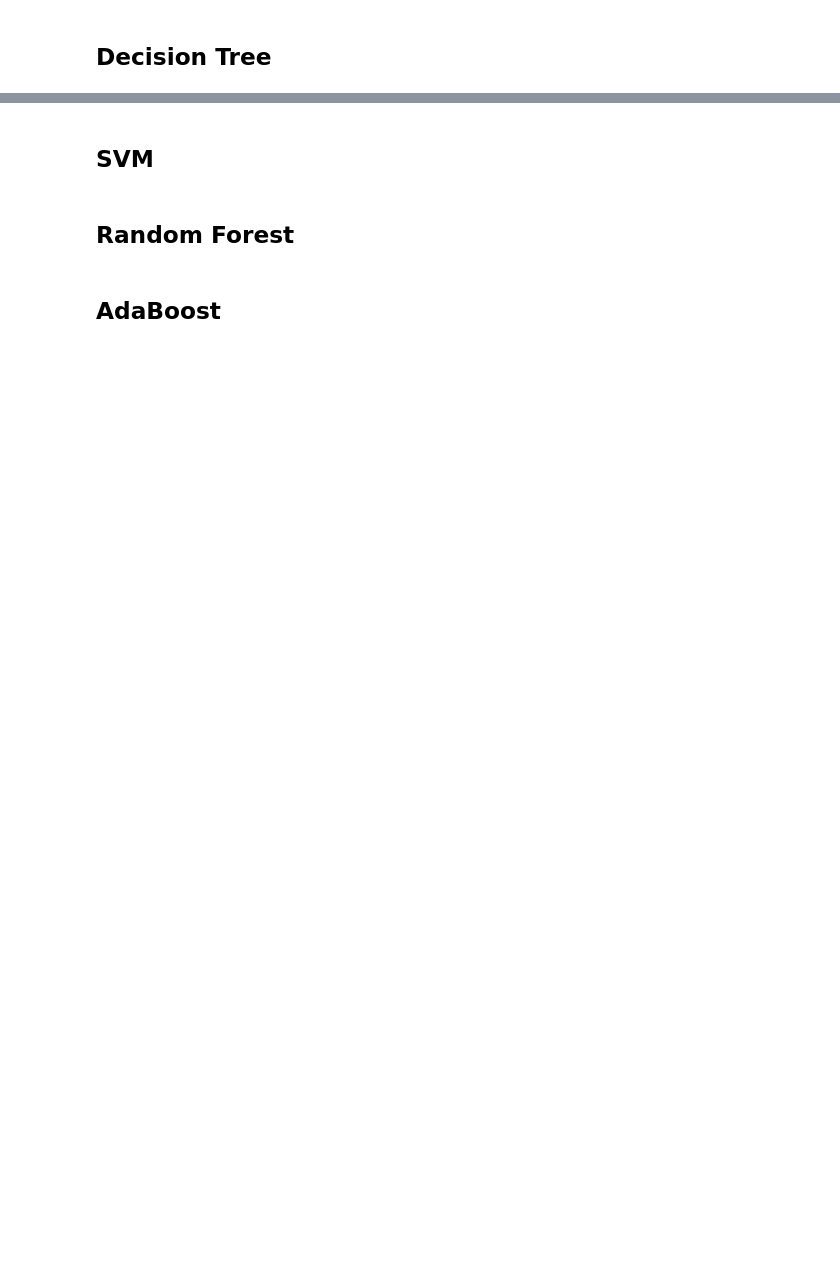
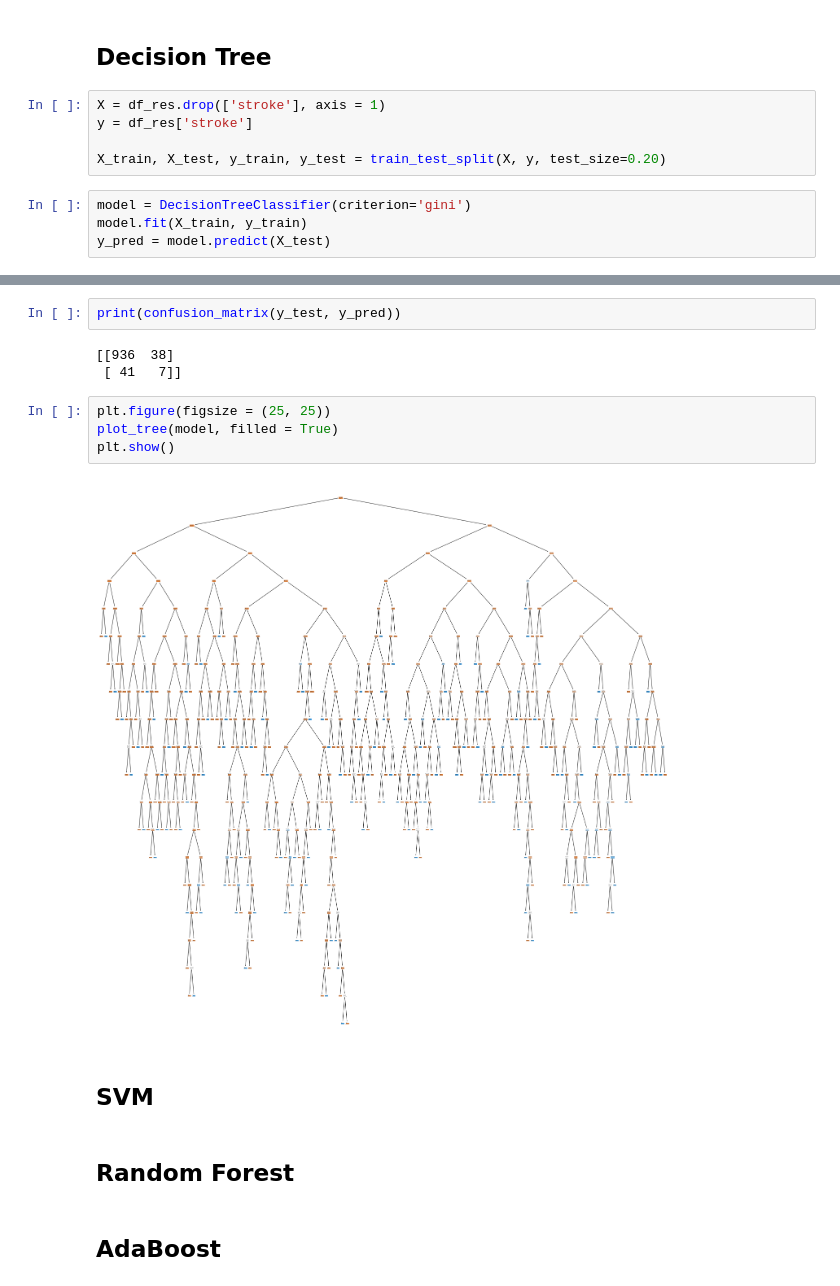
Before and after one commit to NKorzhik/Labs_AD, a Jupyter notebook: Laba2.ipynb, the cells around one changed output, grey strips where cells are left out. Saved outputs shown, nothing was run; the diff lists cells and outputs as text; blank space fills up the shorter version.

Commit message:
Upgrade lab2 Decision Tree

```diff
--- a/Laba2.ipynb
+++ b/Laba2.ipynb
@@ -285,2 +287,11 @@ weighted avg       0.94      0.95      0.93      1022
 # %% [markdown]
 ## Decision Tree
+# %%
+X = df_res.drop(['stroke'], axis = 1)
+y = df_res['stroke']
+
+X_train, X_test, y_train, y_test = train_test_split(X, y, test_size=0.20)
+# %%
+model = DecisionTreeClassifier(criterion='gini')
+model.fit(X_train, y_train)
+y_pred = model.predict(X_test)
@@ -287,3 +309,14 @@ weighted avg       0.94      0.95      0.93      1022
+# %%
+print(confusion_matrix(y_test, y_pred))
+# %% [output]
+[[936  38]
+ [ 41   7]]
+# %%
+plt.figure(figsize = (25, 25))
+plot_tree(model, filled = True)
+plt.show()
+# %% [output]
+[figure, added]
 # %% [markdown]
 ## SVM
 # %% [markdown]
```
Also changed, not shown: parts of 10 cells of this notebook.
